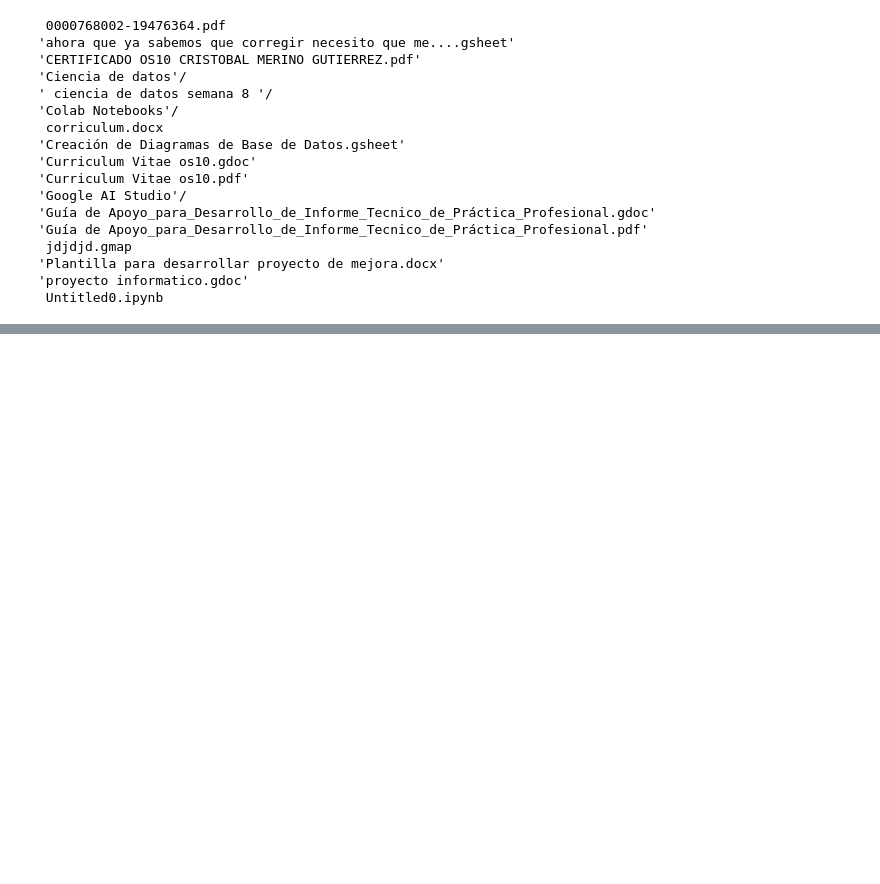
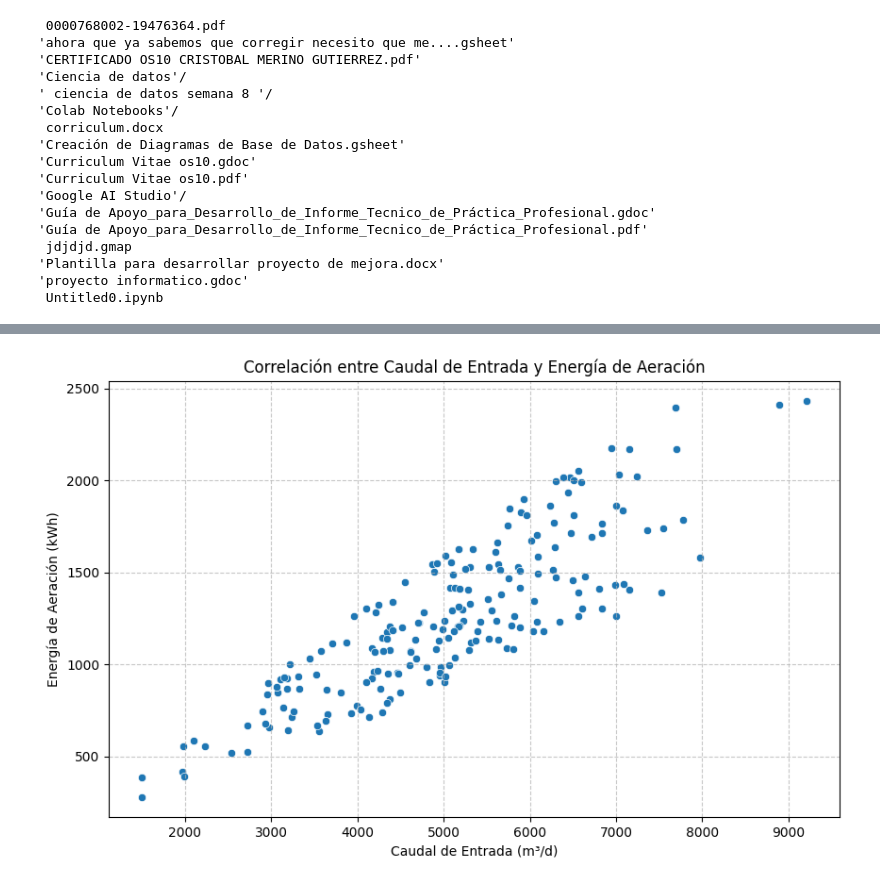
Before and after one commit to amida96/ciencia-de-datos-semana-8, a Jupyter notebook: ciencia_de_datos_sem_8.ipynb, the cells around one changed output, grey strips where cells are left out. Saved outputs shown, nothing was run; the diff lists cells and outputs as text; code cells hidden in the pictures; blank space fills up the shorter version.

```diff
--- a/ciencia_de_datos_sem_8.ipynb
+++ b/ciencia_de_datos_sem_8.ipynb
@@ -101,0 +151,2 @@ Drive already mounted at /content/drive; to attempt to forcibly remount, call dr
+# %%
+data_operativa['eficiencia'] = (data_operativa['DBO_entrada_mg_L'] - data_operativa['DBO_salida_mg_L']) / data_operativa['DBO_entrada_mg_L'] * 100
@@ -101,0 +162,13 @@ Drive already mounted at /content/drive; to attempt to forcibly remount, call dr
+# %%
+import matplotlib.pyplot as plt
+import seaborn as sns
+
+plt.figure(figsize=(10, 6))
+sns.scatterplot(x='caudal_entrada_m3_d', y='energia_aeracion_kWh', data=data_operativa)
+plt.title('Correlación entre Caudal de Entrada y Energía de Aeración')
+plt.xlabel('Caudal de Entrada (m³/d)')
+plt.ylabel('Energía de Aeración (kWh)')
+plt.grid(True, linestyle='--', alpha=0.7)
+plt.show()
+# %% [output]
+[figure, added]
```
Also changed, not shown: parts of 9 cells of this notebook.
